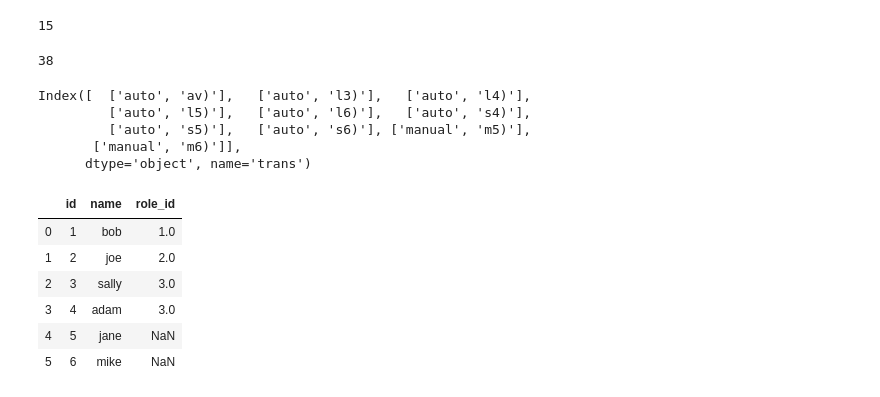
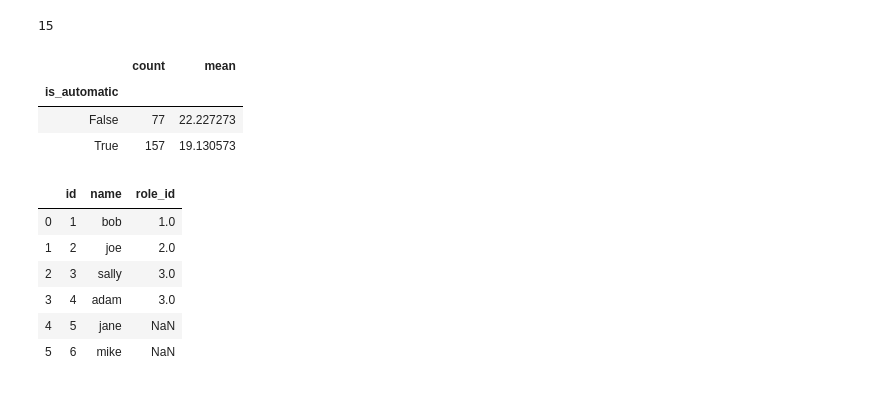
Before and after one commit to noahmelngailis/python-exercises, a Jupyter notebook: 4.8.4.4_advanced_dataframes.ipynb, the cells around one changed output. Saved outputs shown, nothing was run; the diff lists cells and outputs as text; code cells hidden in the pictures.

```diff
--- a/4.8.4.4_advanced_dataframes.ipynb
+++ b/4.8.4.4_advanced_dataframes.ipynb
@@ -63,18 +64,20 @@ len(mpg.manufacturer.unique())
 len(mpg.model.unique())
 unique_model = mpg.model.unique()
 unique_model.size
+
+# # Do automatic or manual cars have better miles per gallon?
+mpg['is_automatic'] = mpg.trans.str.startswith('a')
-# %% [output]
-38
-# %%
-# # Do automatic or manual cars have better miles per gallon?
-trans_avg = mpg.groupby('trans').combine.agg(['count', 'mean'])
-trans_avg.index.str.split("(")
-# %% [output]
-Index([  ['auto', 'av)'],   ['auto', 'l3)'],   ['auto', 'l4)'],
-         ['auto', 'l5)'],   ['auto', 'l6)'],   ['auto', 's4)'],
-         ['auto', 's5)'],   ['auto', 's6)'], ['manual', 'm5)'],
-       ['manual', 'm6)']],
-      dtype='object', name='trans')
+# %%
+trans_avg = mpg.groupby('is_automatic').combine.agg(['count', 'mean'])
+trans_avg
+# trans_avg['trans_mask'] = trans_avg.index.str.startswith('a')
+
+# trans_avg.groupby('trans_mask')
+# %% [output]
+|  | count | mean |
+| is_automatic |  |  |
+| False | 77 | 22.227273 |
+| True | 157 | 19.130573 |
 # %%
 from env import host, user, password
 db_name = "employees"
```
Also changed, not shown: parts of 18 cells of this notebook, 1 other file.
